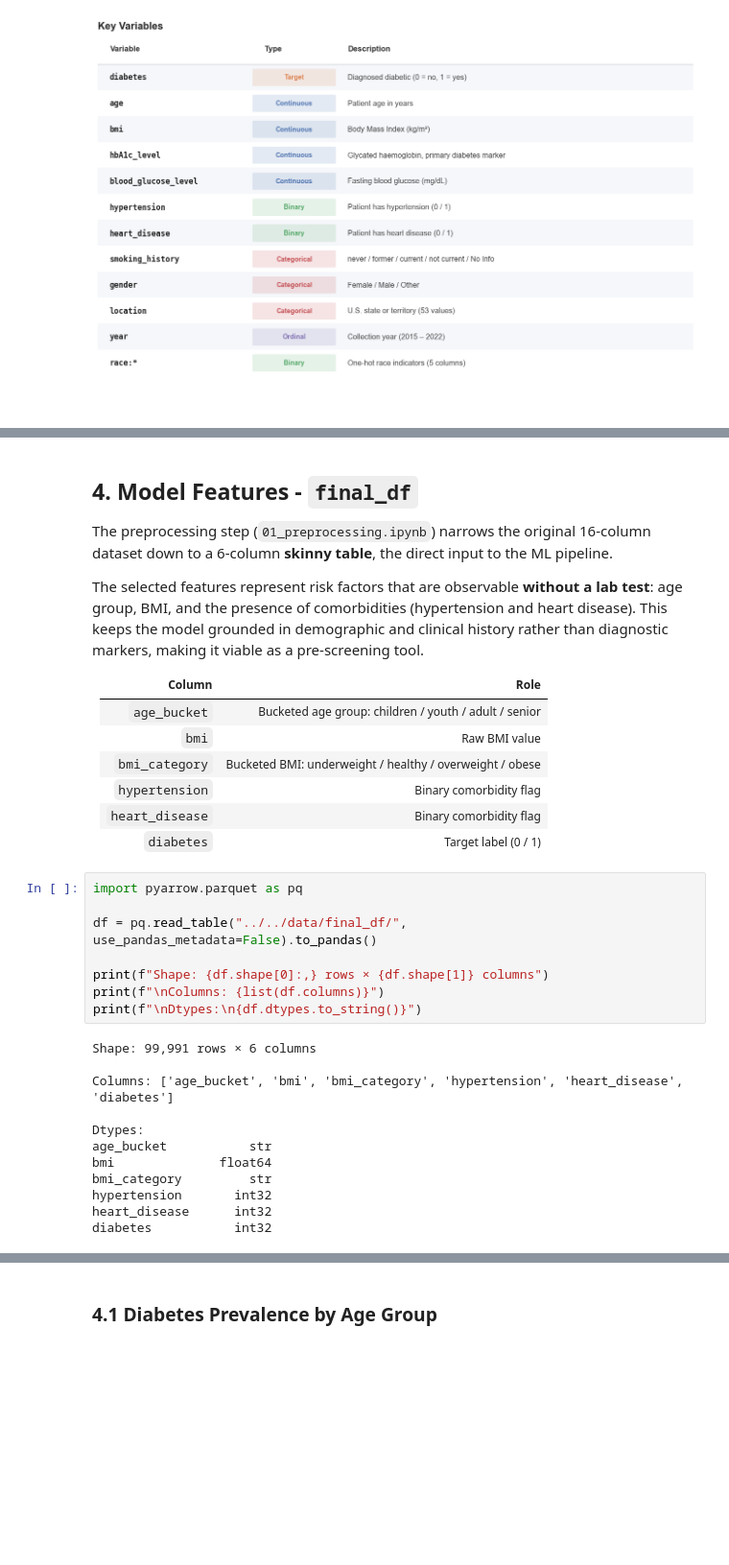
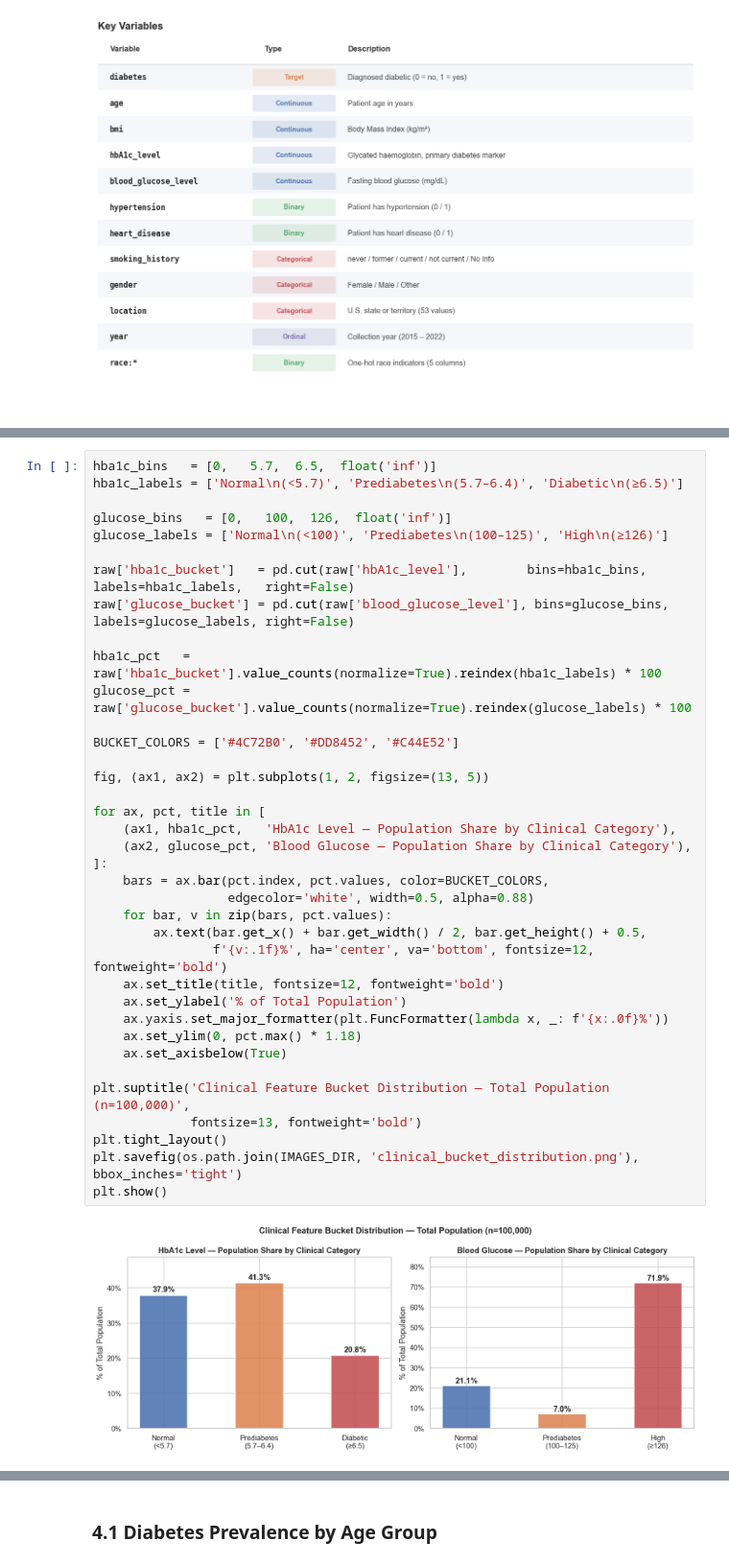
Before and after one commit to basnets24/diabetes-risk-pipeline, a Jupyter notebook: diabetes_pipeline/visualization/dataset_overview.ipynb, the cells around one changed output, grey strips where cells are left out. Shown at 96% size. Drawn from its saved outputs; the diff is of its cells as text; blank space fills up the shorter version.

```diff
--- a/diabetes_pipeline/visualization/dataset_overview.ipynb
+++ b/diabetes_pipeline/visualization/dataset_overview.ipynb
@@ -232,35 +195,39 @@ The pipeline is intentionally built on **demographic and comorbidity features**
-# %% [markdown]
-## 4. Model Features - `final_df`
-
-The preprocessing step (`01_preprocessing.ipynb`) narrows the original 16-column dataset down to a 6-column **skinny table**, the direct input to the ML pipeline.
-
-The selected features represent risk factors that are observable **without a lab test**: age group, BMI, and the presence of comorbidities (hypertension and heart disease). This keeps the model grounded in demographic and clinical history rather than diagnostic markers, making it viable as a pre-screening tool.
-
-| Column | Role |
-|---|---|
-| `age_bucket` | Bucketed age group: children / youth / adult / senior |
-| `bmi` | Raw BMI value |
-| `bmi_category` | Bucketed BMI: underweight / healthy / overweight / obese |
-| `hypertension` | Binary comorbidity flag |
-| `heart_disease` | Binary comorbidity flag |
-| `diabetes` | Target label (0 / 1) |
-# %%
-import pyarrow.parquet as pq
-
-df = pq.read_table("../../data/final_df/", use_pandas_metadata=False).to_pandas()
-
-print(f"Shape: {df.shape[0]:,} rows × {df.shape[1]} columns")
-print(f"\nColumns: {list(df.columns)}")
-print(f"\nDtypes:\n{df.dtypes.to_string()}")
-# %% [output]
-Shape: 99,991 rows × 6 columns
-
-Columns: ['age_bucket', 'bmi', 'bmi_category', 'hypertension', 'heart_disease', 'diabetes']
-
-Dtypes:
-age_bucket           str
-bmi              float64
-bmi_category         str
-hypertension       int32
-heart_disease      int32
-diabetes           int32
+# %%
+hba1c_bins   = [0,   5.7,  6.5,  float('inf')]
+hba1c_labels = ['Normal\n(<5.7)', 'Prediabetes\n(5.7–6.4)', 'Diabetic\n(≥6.5)']
+
+glucose_bins   = [0,   100,  126,  float('inf')]
+glucose_labels = ['Normal\n(<100)', 'Prediabetes\n(100–125)', 'High\n(≥126)']
+
+raw['hba1c_bucket']   = pd.cut(raw['hbA1c_level'],        bins=hba1c_bins,   labels=hba1c_labels,   right=False)
+raw['glucose_bucket'] = pd.cut(raw['blood_glucose_level'], bins=glucose_bins, labels=glucose_labels, right=False)
+
+hba1c_pct   = raw['hba1c_bucket'].value_counts(normalize=True).reindex(hba1c_labels) * 100
+glucose_pct = raw['glucose_bucket'].value_counts(normalize=True).reindex(glucose_labels) * 100
+
+BUCKET_COLORS = ['#4C72B0', '#DD8452', '#C44E52']
+
+fig, (ax1, ax2) = plt.subplots(1, 2, figsize=(13, 5))
+
+for ax, pct, title in [
+    (ax1, hba1c_pct,   'HbA1c Level — Population Share by Clinical Category'),
+    (ax2, glucose_pct, 'Blood Glucose — Population Share by Clinical Category'),
+]:
+    bars = ax.bar(pct.index, pct.values, color=BUCKET_COLORS,
+                  edgecolor='white', width=0.5, alpha=0.88)
+    for bar, v in zip(bars, pct.values):
+        ax.text(bar.get_x() + bar.get_width() / 2, bar.get_height() + 0.5,
+                f'{v:.1f}%', ha='center', va='bottom', fontsize=12, fontweight='bold')
+    ax.set_title(title, fontsize=12, fontweight='bold')
+    ax.set_ylabel('% of Total Population')
+    ax.yaxis.set_major_formatter(plt.FuncFormatter(lambda x, _: f'{x:.0f}%'))
+    ax.set_ylim(0, pct.max() * 1.18)
+    ax.set_axisbelow(True)
+
+plt.suptitle('Clinical Feature Bucket Distribution — Total Population (n=100,000)',
+             fontsize=13, fontweight='bold')
+plt.tight_layout()
+plt.savefig(os.path.join(IMAGES_DIR, 'clinical_bucket_distribution.png'), bbox_inches='tight')
+plt.show()
+# %% [output]
+[figure, added]
```
Also changed, not shown: parts of 15 cells of this notebook, 4 other files.
